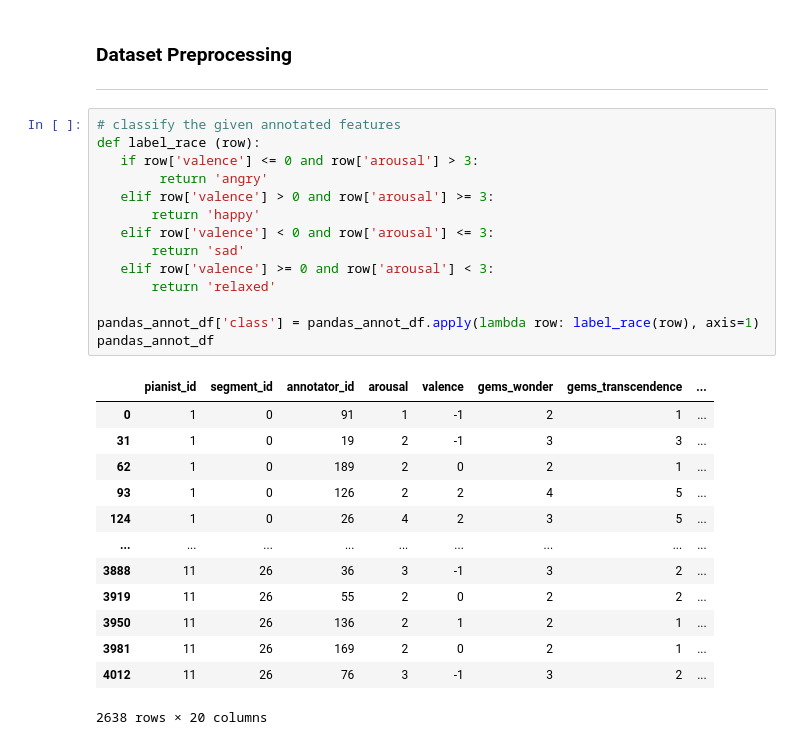
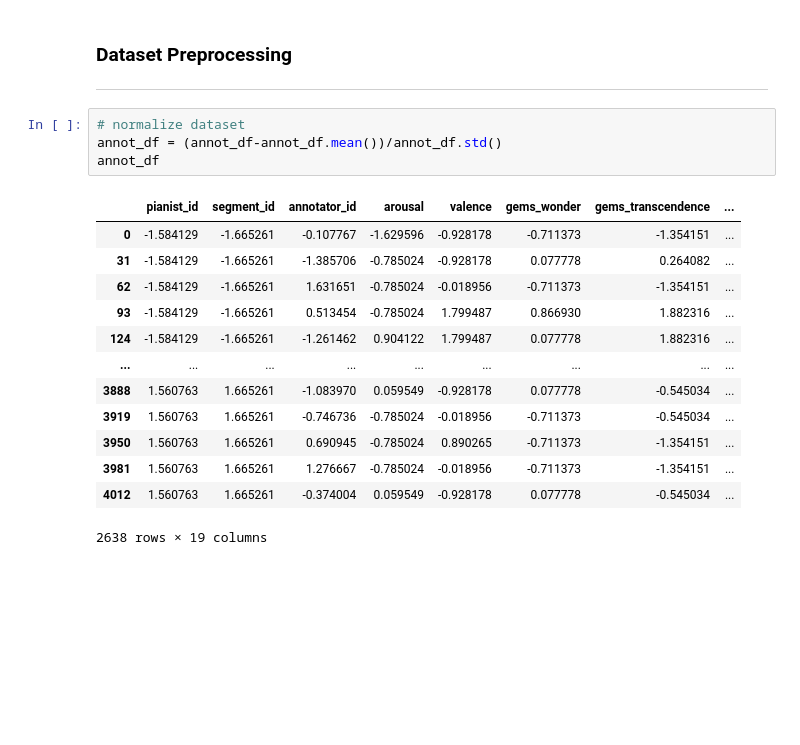
Before and after one commit to The-Deadly-Hyenas/Data-Exploration, a Jupyter notebook: data_exploration_benjamin.ipynb, the cells around one changed output. Saved outputs shown, nothing was run; the diff lists cells and outputs as text; blank space fills up the shorter version.

```diff
--- a/data_exploration_benjamin.ipynb
+++ b/data_exploration_benjamin.ipynb
@@ -68,29 +41,19 @@ pandas_feature_df
 ---
-# %%
-# classify the given annotated features
-def label_race (row):
-   if row['valence'] <= 0 and row['arousal'] > 3:
-        return 'angry'
-   elif row['valence'] > 0 and row['arousal'] >= 3:
-       return 'happy'
-   elif row['valence'] < 0 and row['arousal'] <= 3:
-       return 'sad'
-   elif row['valence'] >= 0 and row['arousal'] < 3:
-       return 'relaxed'
-
-pandas_annot_df['class'] = pandas_annot_df.apply(lambda row: label_race(row), axis=1)
-pandas_annot_df
-# %% [output]
-|  | pianist_id | segment_id | annotator_id | arousal | valence | gems_wonder | gems_transcendence | ... |
-| 0 | 1 | 0 | 91 | 1 | -1 | 2 | 1 | ... |
-| 31 | 1 | 0 | 19 | 2 | -1 | 3 | 3 | ... |
-| 62 | 1 | 0 | 189 | 2 | 0 | 2 | 1 | ... |
-| 93 | 1 | 0 | 126 | 2 | 2 | 4 | 5 | ... |
-| 124 | 1 | 0 | 26 | 4 | 2 | 3 | 5 | ... |
-| ... | ... | ... | ... | ... | ... | ... | ... | ... |
-| 3888 | 11 | 26 | 36 | 3 | -1 | 3 | 2 | ... |
-| 3919 | 11 | 26 | 55 | 2 | 0 | 2 | 2 | ... |
-| 3950 | 11 | 26 | 136 | 2 | 1 | 2 | 1 | ... |
-| 3981 | 11 | 26 | 169 | 2 | 0 | 2 | 1 | ... |
-| 4012 | 11 | 26 | 76 | 3 | -1 | 3 | 2 | ... |
-2638 rows × 20 columns
+# %%
+# normalize dataset
+annot_df = (annot_df-annot_df.mean())/annot_df.std()
+annot_df
+# %% [output]
+|  | pianist_id | segment_id | annotator_id | arousal | valence | gems_wonder | gems_transcendence | ... |
+| 0 | -1.584129 | -1.665261 | -0.107767 | -1.629596 | -0.928178 | -0.711373 | -1.354151 | ... |
+| 31 | -1.584129 | -1.665261 | -1.385706 | -0.785024 | -0.928178 | 0.077778 | 0.264082 | ... |
+| 62 | -1.584129 | -1.665261 | 1.631651 | -0.785024 | -0.018956 | -0.711373 | -1.354151 | ... |
+| 93 | -1.584129 | -1.665261 | 0.513454 | -0.785024 | 1.799487 | 0.866930 | 1.882316 | ... |
+| 124 | -1.584129 | -1.665261 | -1.261462 | 0.904122 | 1.799487 | 0.077778 | 1.882316 | ... |
+| ... | ... | ... | ... | ... | ... | ... | ... | ... |
+| 3888 | 1.560763 | 1.665261 | -1.083970 | 0.059549 | -0.928178 | 0.077778 | -0.545034 | ... |
+| 3919 | 1.560763 | 1.665261 | -0.746736 | -0.785024 | -0.018956 | -0.711373 | -0.545034 | ... |
+| 3950 | 1.560763 | 1.665261 | 0.690945 | -0.785024 | 0.890265 | -0.711373 | -1.354151 | ... |
+| 3981 | 1.560763 | 1.665261 | 1.276667 | -0.785024 | -0.018956 | -0.711373 | -1.354151 | ... |
+| 4012 | 1.560763 | 1.665261 | -0.374004 | 0.059549 | -0.928178 | 0.077778 | -0.545034 | ... |
+2638 rows × 19 columns
```
Also changed, not shown: parts of 16 cells of this notebook.
